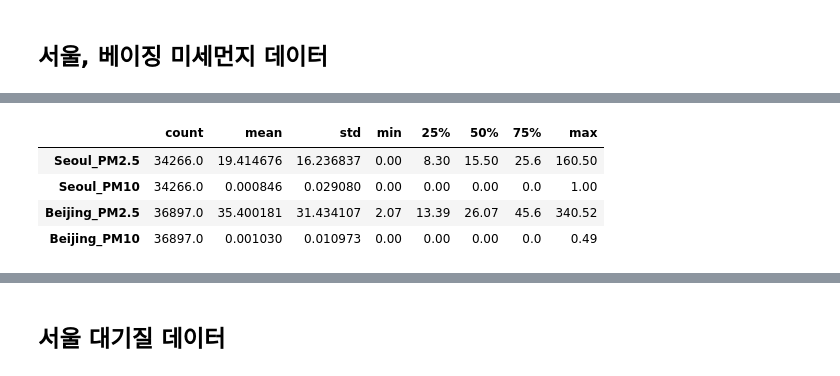
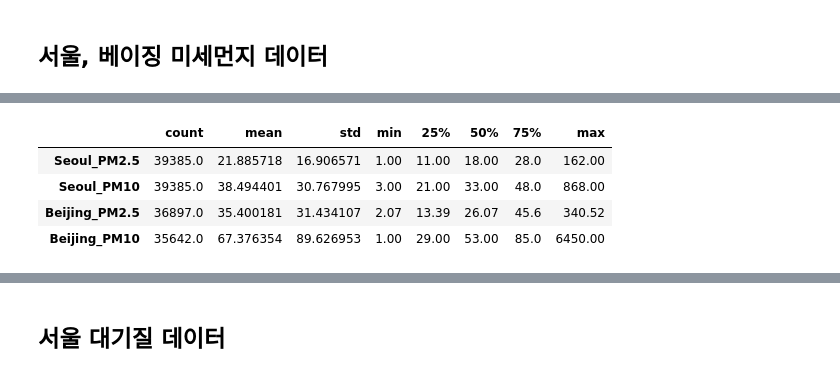
Before and after one commit to SeojinSeojin/aai2009, a Jupyter notebook: data/merge_data.ipynb, the cells around one changed output, grey strips where cells are left out. Drawn from its saved outputs; the diff is of its cells as text; code cells hidden in the pictures.

Commit message:
feat: apply new seoul data, fill empty pm10 data

```diff
--- a/data/merge_data.ipynb
+++ b/data/merge_data.ipynb
@@ -26,0 +39,12 @@ df_all.head()
+# %%
+df_seoul_pm['Year'] = df_seoul_pm.index.str[:4].astype('int')
+df_seoul_pm['Month'] = df_seoul_pm.index.str[5:7].astype('int')
+df_seoul_pm['Day'] = df_seoul_pm.index.str[8:10].astype('int')
+df_seoul_pm['UTCHour'] = df_seoul_pm.index.str.extract(r' (\d+):', expand=False).astype('int')
+# %%
+df_seoul_pm = df_seoul_pm.drop('구분', axis=1)
+# %%
+df_seoul_pm['Seoul_PM2.5'] = df_seoul_pm['초미세먼지(PM2.5)'].combine_first(df_seoul_pm['초미세먼지(PM25)'])
+df_seoul_pm = df_seoul_pm.drop('초미세먼지(PM2.5)', axis=1)
+df_seoul_pm = df_seoul_pm.drop('초미세먼지(PM25)', axis=1)
+df_seoul_pm = df_seoul_pm.rename(columns={'미세먼지(PM10)': 'Seoul_PM10'})
@@ -27,28 +68,30 @@ df_all.head()
+# %%
+# 베이징 미세먼지 데이터
+df_beijing_pm25 = pd.read_csv('./rawfiles/beijing-pm.txt', sep='\s+')
+df_beijing_pm25 = df_beijing_pm25.drop(['Retrospective', 'PM10_mask'], axis=1)
+df_beijing_pm25 = df_beijing_pm25.rename(columns={'PM2.5': 'Beijing_PM2.5'})
+df_beijing_pm25 = df_beijing_pm25.groupby(['Year','Month','Day','UTCHour']).mean()
+
+df_beijing_pm10 = pd.read_csv('https://raw.githubusercontent.com/SeojinSeojin/data-storage/main/all_air.csv')
+df_beijing_pm10 = df_beijing_pm10.replace(-9999, float("nan"))
+df_beijing_pm10 = df_beijing_pm10.rename(columns={'year':'Year', 'month':'Month', 'date':'Day', 'hour':'UTCHour', 'PM10': 'Beijing_PM10'})
 # %%
-# 서울 미세먼지 데이터
-df_seoul_pm = pd.read_csv('./rawfiles/seoul-pm.txt', sep='\s+')
-df_seoul_pm = df_seoul_pm.drop('Retrospective', axis=1)
-df_seoul_pm = df_seoul_pm.rename(columns={'PM2.5': 'Seoul_PM2.5', 'PM10_mask': 'Seoul_PM10'})
-df_seoul_pm = df_seoul_pm.groupby(['Year','Month','Day','UTCHour']).mean()
+df_beijing_pm10 = df_beijing_pm10.loc[ : ,['Year','Month','Day','UTCHour','Beijing_PM10']]
 
-# 베이징 미세먼지 데이터
-df_beijing_pm = pd.read_csv('./rawfiles/beijing-pm.txt', sep='\s+')
-df_beijing_pm = df_beijing_pm.drop('Retrospective', axis=1)
-df_beijing_pm = df_beijing_pm.rename(columns={'PM2.5': 'Beijing_PM2.5', 'PM10_mask': 'Beijing_PM10'})
-df_beijing_pm = df_beijing_pm.groupby(['Year','Month','Day','UTCHour']).mean()
+df_beijing_pm = pd.merge(df_beijing_pm25, df_beijing_pm10, on=['Year', 'Month', 'Day', 'UTCHour'])
 
 # 위의 df_all로 left outer join
 # left join을 하는 이유: 2016년 12월 10일 1시 데이터가 df_seoul_pm에 없더라도, 모두 NaN으로 입력될 수 있도록
 df = pd.merge(df_all, df_seoul_pm, on=['Year', 'Month', 'Day', 'UTCHour'], how='left')
 df = pd.merge(df, df_beijing_pm, on=['Year', 'Month', 'Day', 'UTCHour'], how='left')
 
 df[['Seoul_PM2.5', 'Seoul_PM10', 'Beijing_PM2.5', 'Beijing_PM10']].describe().transpose()
 # %% [output]
 |  | count | mean | std | min | 25% | 50% | 75% | max |
-| Seoul_PM2.5 | 34266.0 | 19.414676 | 16.236837 | 0.00 | 8.30 | 15.50 | 25.6 | 160.50 |
-| Seoul_PM10 | 34266.0 | 0.000846 | 0.029080 | 0.00 | 0.00 | 0.00 | 0.0 | 1.00 |
+| Seoul_PM2.5 | 39385.0 | 21.885718 | 16.906571 | 1.00 | 11.00 | 18.00 | 28.0 | 162.00 |
+| Seoul_PM10 | 39385.0 | 38.494401 | 30.767995 | 3.00 | 21.00 | 33.00 | 48.0 | 868.00 |
 | Beijing_PM2.5 | 36897.0 | 35.400181 | 31.434107 | 2.07 | 13.39 | 26.07 | 45.6 | 340.52 |
-| Beijing_PM10 | 36897.0 | 0.001030 | 0.010973 | 0.00 | 0.00 | 0.00 | 0.0 | 0.49 |
+| Beijing_PM10 | 35642.0 | 67.376354 | 89.626953 | 1.00 | 29.00 | 53.00 | 85.0 | 6450.00 |
 # %%
 df
 # %% [output]
```
Also changed, not shown: parts of 6 cells of this notebook, 1 other file.
